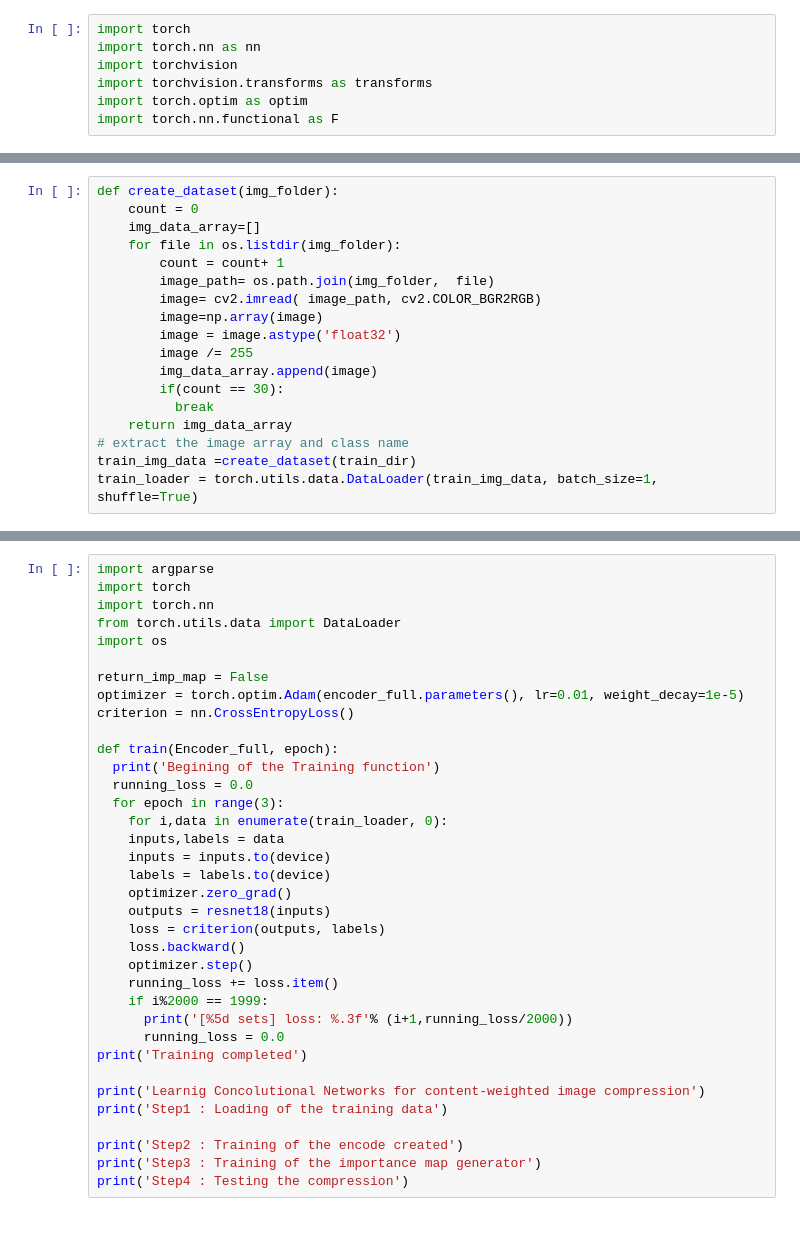
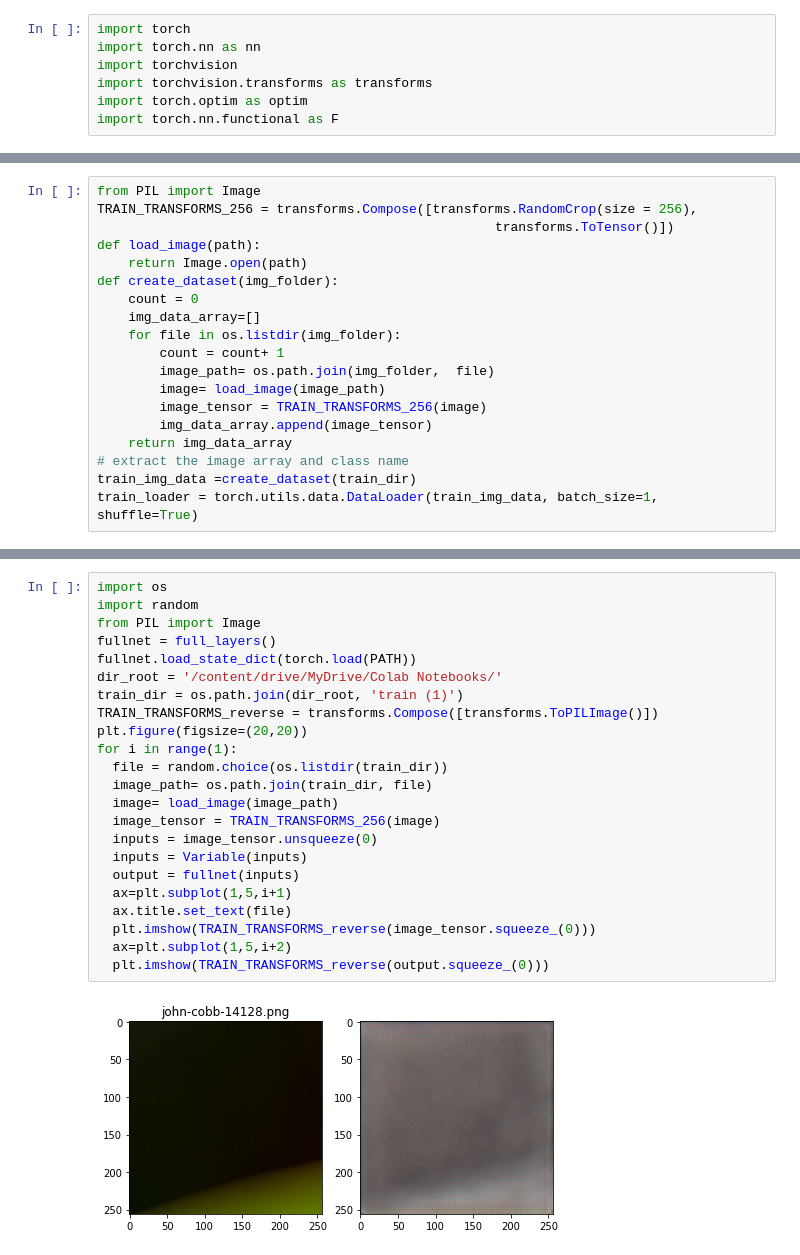
Before and after one commit to Ramprabu95/AI_based_image_compression, a Jupyter notebook: Learning_convolutional_Networks_for_Content_weighted_Image_Compression.ipynb, the cells around one changed output, grey strips where cells are left out. Saved outputs shown, nothing was run; the diff lists cells and outputs as text; blank space fills up the shorter version.

```diff
--- a/Learning_convolutional_Networks_for_Content_weighted_Image_Compression.ipynb
+++ b/Learning_convolutional_Networks_for_Content_weighted_Image_Compression.ipynb
@@ -219,17 +249,18 @@ for i in range(5):
 # %%
+from PIL import Image
+TRAIN_TRANSFORMS_256 = transforms.Compose([transforms.RandomCrop(size = 256),
+                                                   transforms.ToTensor()])
+def load_image(path):
+    return Image.open(path)
 def create_dataset(img_folder):
     count = 0
     img_data_array=[]
     for file in os.listdir(img_folder):
         count = count+ 1
         image_path= os.path.join(img_folder,  file)
-        image= cv2.imread( image_path, cv2.COLOR_BGR2RGB)
-        image=np.array(image)
-        image = image.astype('float32')
-        image /= 255
-        img_data_array.append(image)
-        if(count == 30):
-          break
+        image= load_image(image_path)
+        image_tensor = TRAIN_TRANSFORMS_256(image)
+        img_data_array.append(image_tensor)
     return img_data_array
 # extract the image array and class name
 train_img_data =create_dataset(train_dir)
@@ -263,39 +327,28 @@ Step1 : Loading of the training data
 Step2 : Training of the encode created
 Step3 : Training of the importance map generator
 Step4 : Testing the compression
-# %%
-import argparse
-import torch
-import torch.nn
-from torch.utils.data import DataLoader
-import os
-
-return_imp_map = False
-optimizer = torch.optim.Adam(encoder_full.parameters(), lr=0.01, weight_decay=1e-5)
-criterion = nn.CrossEntropyLoss()
-
-def train(Encoder_full, epoch):
-  print('Begining of the Training function')
-  running_loss = 0.0
-  for epoch in range(3):
-    for i,data in enumerate(train_loader, 0):
-    inputs,labels = data
-    inputs = inputs.to(device)
-    labels = labels.to(device)
-    optimizer.zero_grad()
-    outputs = resnet18(inputs)
-    loss = criterion(outputs, labels)
-    loss.backward()
-    optimizer.step()
-    running_loss += loss.item()
-    if i%2000 == 1999:
-      print('[%5d sets] loss: %.3f'% (i+1,running_loss/2000))
-      running_loss = 0.0
-print('Training completed')
-
-print('Learnig Concolutional Networks for content-weighted image compression')
-print('Step1 : Loading of the training data')
-
-print('Step2 : Training of the encode created')
-print('Step3 : Training of the importance map generator')
-print('Step4 : Testing the compression')
+# %%
+import os
+import random
+from PIL import Image
+fullnet = full_layers()
+fullnet.load_state_dict(torch.load(PATH))
+dir_root = '/content/drive/MyDrive/Colab Notebooks/'
+train_dir = os.path.join(dir_root, 'train (1)')
+TRAIN_TRANSFORMS_reverse = transforms.Compose([transforms.ToPILImage()])
+plt.figure(figsize=(20,20))
+for i in range(1):
+  file = random.choice(os.listdir(train_dir))
+  image_path= os.path.join(train_dir, file)
+  image= load_image(image_path)
+  image_tensor = TRAIN_TRANSFORMS_256(image)
+  inputs = image_tensor.unsqueeze(0)
+  inputs = Variable(inputs)
+  output = fullnet(inputs)
+  ax=plt.subplot(1,5,i+1)
+  ax.title.set_text(file)
+  plt.imshow(TRAIN_TRANSFORMS_reverse(image_tensor.squeeze_(0)))
+  ax=plt.subplot(1,5,i+2)
+  plt.imshow(TRAIN_TRANSFORMS_reverse(output.squeeze_(0)))
+# %% [output]
+[figure, added]
```
Also changed, not shown: parts of 4 cells of this notebook.
